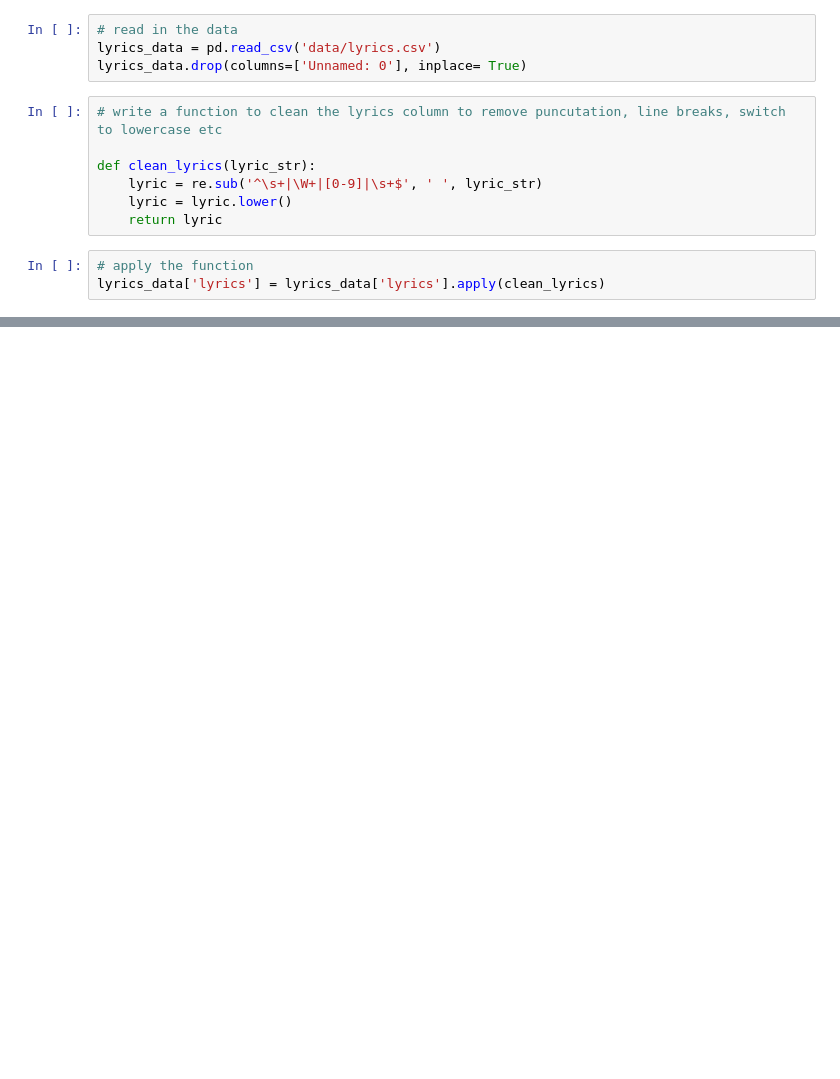
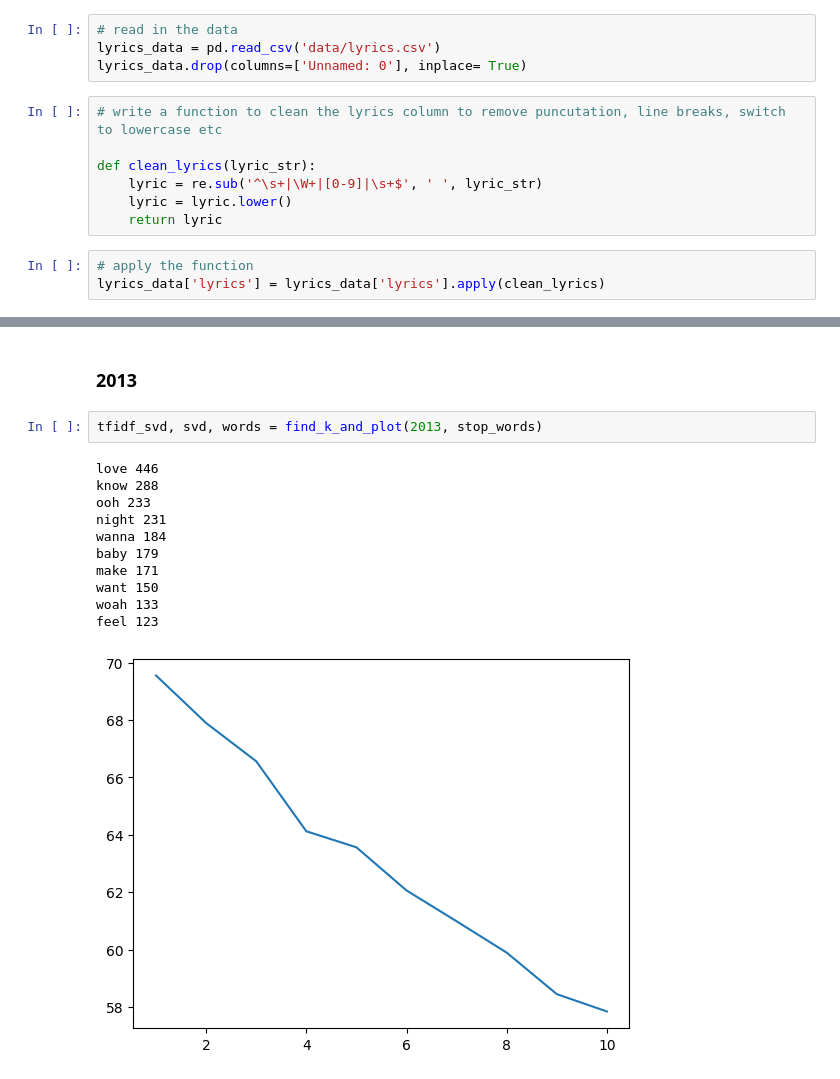
Before and after one commit to cjyu98/2010s_songs_trend_analysis, a Jupyter notebook: lyric_analysis.ipynb, the cells around one changed output, grey strips where cells are left out. Cells and saved outputs as stored; diff of their text form; blank space fills up the shorter version.

```diff
--- a/lyric_analysis.ipynb
+++ b/lyric_analysis.ipynb
@@ -37,0 +184,16 @@ lyrics_data
+# %% [markdown]
+### 2013
+# %%
+tfidf_svd, svd, words = find_k_and_plot(2013, stop_words)
+# %% [output]
+love 446
+know 288
+ooh 233
+night 231
+wanna 184
+baby 179
+make 171
+want 150
+woah 133
+feel 123
+[figure, added]
```
Also changed, not shown: parts of 48 cells of this notebook, 1 other file.
